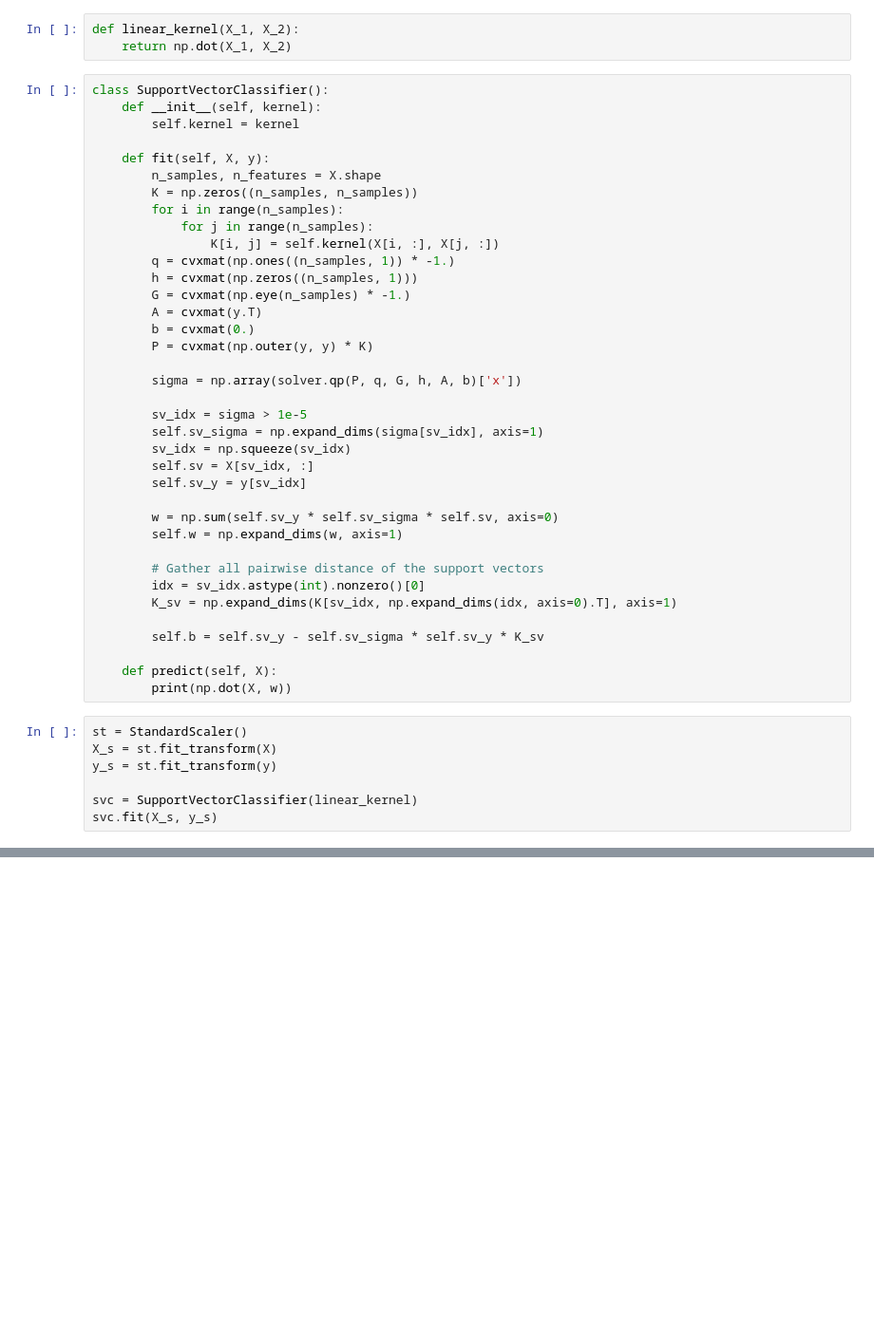
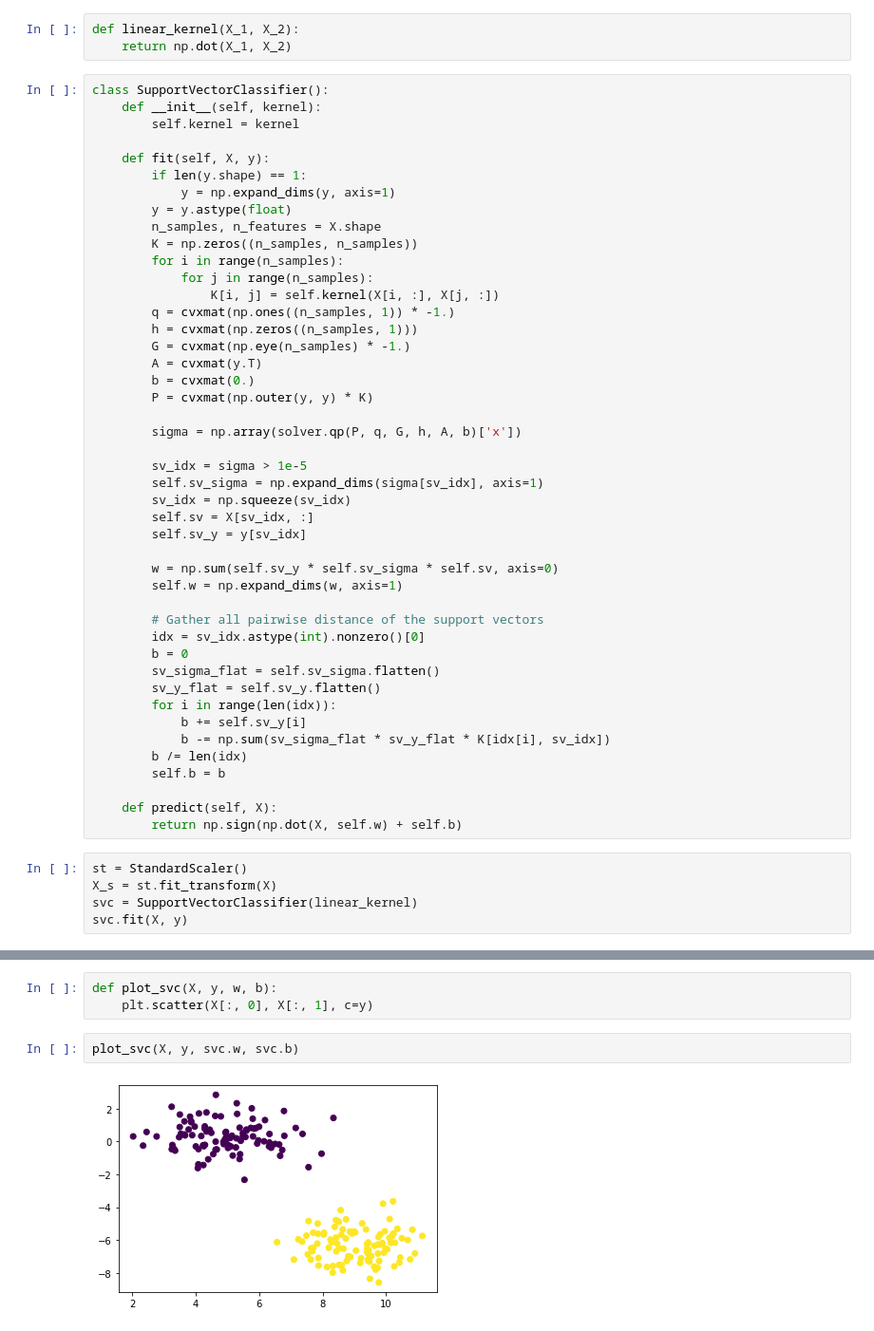
Before and after one commit to ConsciousML/SVM-from-scratch, a Jupyter notebook: Support Vector Machines.ipynb, the cells around one changed output, grey strips where cells are left out. Shown: that part at 95% size. Drawn from its saved outputs; the diff is of its cells as text; blank space fills up the shorter version.

```diff
--- a/Support Vector Machines.ipynb
+++ b/Support Vector Machines.ipynb
@@ -79,6 +81,9 @@ class SupportVectorClassifier():
         self.kernel = kernel
 
     def fit(self, X, y):
+        if len(y.shape) == 1:
+            y = np.expand_dims(y, axis=1)
+        y = y.astype(float)
         n_samples, n_features = X.shape
         K = np.zeros((n_samples, n_samples))
         for i in range(n_samples):
@@ -104,16 +109,19 @@ class SupportVectorClassifier():
 
         # Gather all pairwise distance of the support vectors
         idx = sv_idx.astype(int).nonzero()[0]
-        K_sv = np.expand_dims(K[sv_idx, np.expand_dims(idx, axis=0).T], axis=1)
-
-        self.b = self.sv_y - self.sv_sigma * self.sv_y * K_sv
+        b = 0
+        sv_sigma_flat = self.sv_sigma.flatten()
+        sv_y_flat = self.sv_y.flatten()
+        for i in range(len(idx)):
+            b += self.sv_y[i]
+            b -= np.sum(sv_sigma_flat * sv_y_flat * K[idx[i], sv_idx])
+        b /= len(idx)
+        self.b = b
 
     def predict(self, X):
-        print(np.dot(X, w))
+        return np.sign(np.dot(X, self.w) + self.b)
 # %%
 st = StandardScaler()
 X_s = st.fit_transform(X)
-y_s = st.fit_transform(y)
-
 svc = SupportVectorClassifier(linear_kernel)
-svc.fit(X_s, y_s)
+svc.fit(X, y)
@@ -121,0 +130,7 @@ svc.fit(X_s, y_s)
+# %%
+def plot_svc(X, y, w, b):
+    plt.scatter(X[:, 0], X[:, 1], c=y)
+# %%
+plot_svc(X, y, svc.w, svc.b)
+# %% [output]
+[figure, added]
```
Also changed, not shown: parts of 4 cells of this notebook.
